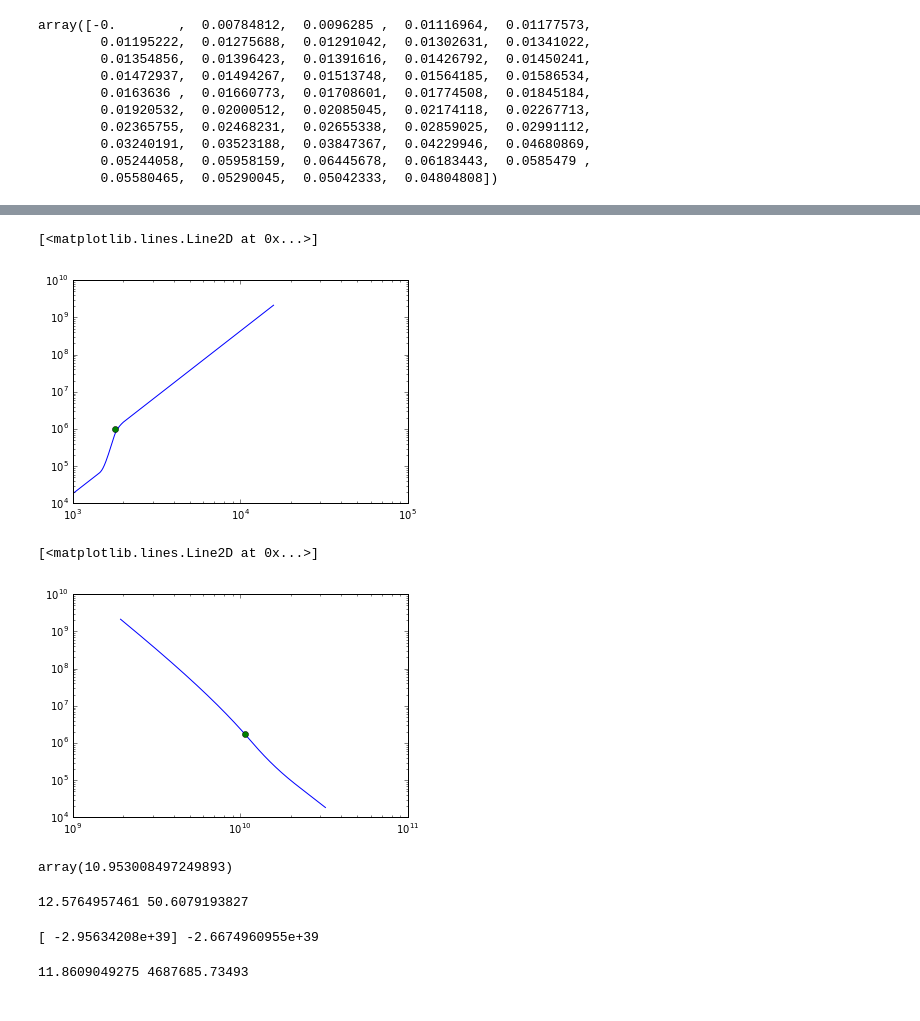
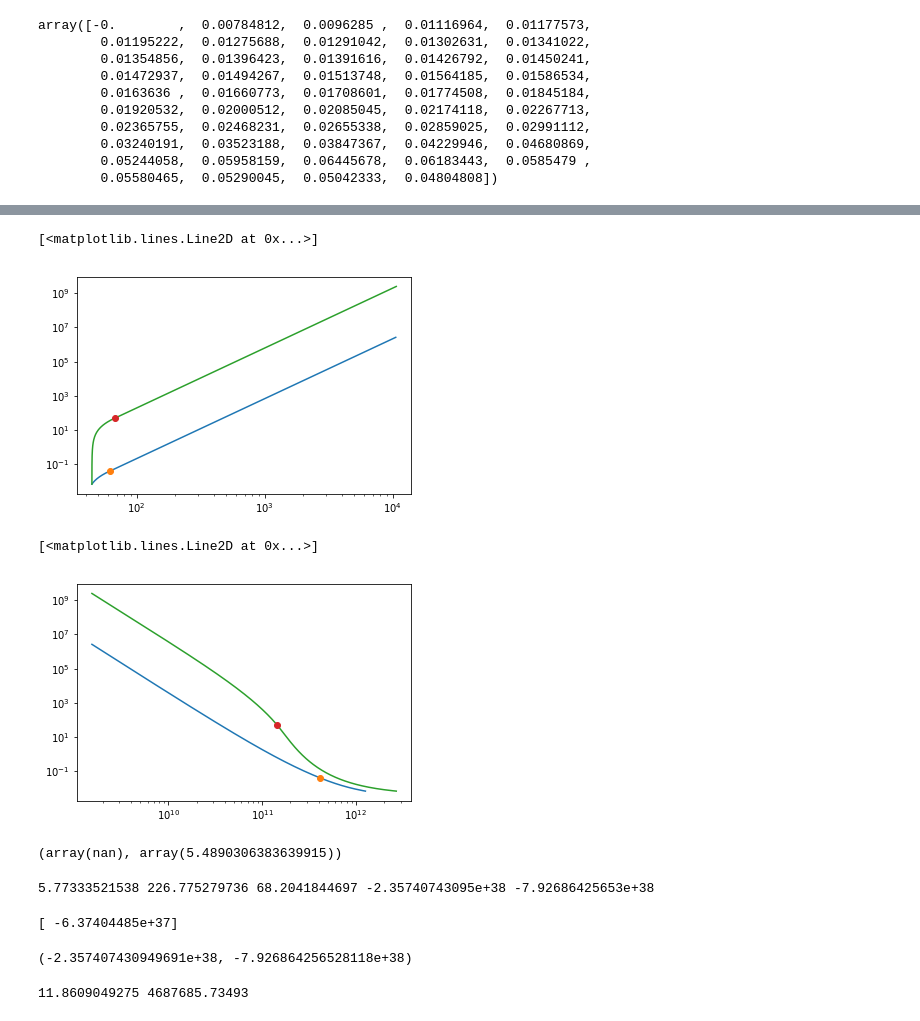
Before and after one commit to apiso/Luminosity, a Jupyter notebook: python/numerical_SG.ipynb, the cells around one changed output, grey strips where cells are left out. Cells and saved outputs as stored; diff of their text form; code cells hidden in the pictures.

```diff
--- a/python/numerical_SG.ipynb
+++ b/python/numerical_SG.ipynb
@@ -57,6 +58,6 @@ plt.title(r'a = 0.1 AU, $M_{\rm core}=10 M_{\oplus}$')
 # %%
 delad = 2./7
-a = 60.0
+a = 10.0
 Mc = 5 * Me
 rc = (3*Mc/(4*np.pi*rhoc))**(1./3)
 
@@ -70,8 +71,8 @@ prms = params(Mc, rc, a, delad, Y, gamma = gammafn(delad), R = Rfn(Y), \
     Cv = Cvfn(Y, delad), Pd = Pdisk(a, mstar, FSigma, FT), \
     Td = Tdisk(a, FT), kappa = kdust)
 # %%
-model, param, prof = atmnoSG.atmload('a60Mc5', prms)
-modelSG, paramSG, profSG = atmSG.atmload('a60Mc5', prms)
+model, param, prof = atmnoSG.atmload('a10Mc5', prms)
+modelSG, paramSG, profSG = atmSG.atmload('a10Mc5', prms)
 # %%
 plt.semilogy((param.Mtot - model.Mco / Me) / (model.Mco/Me), param.L, label = 'no self gravity')
 plt.semilogy((paramSG.MB - modelSG.Mco / Me) / (model.Mco/Me), paramSG.L, label = 'self gravity')
@@ -239,29 +157,56 @@ plt.axvline(x = param2.rcb[30] * Re)
 # %%
-plt.loglog(prof2.t[20], prof2.P[20])
-plt.plot(param2.Tcb[20], param2.Pcb[20], 'o')
+plt.loglog(prof.t[20], prof.P[20])
+plt.plot(param.Tcb[20], param.Pcb[20], 'o')
+
+plt.loglog(profSG.t[60], profSG.P[60])
+plt.plot(paramSG.Tcb[60], paramSG.Pcb[60], 'o')
 # %% [output]
 [<matplotlib.lines.Line2D at 0x...>]
-[figure, old version]
+[figure, new version]
 # %%
-plt.loglog(prof2.r[20], prof2.P[20])
-plt.plot(param2.rcb[20]*Re, param2.Pcb[20], 'o')
+plt.loglog(prof.r[20], prof.P[20])
+plt.plot(param.rcb[20]*Re, param.Pcb[20], 'o')
+
+plt.loglog(profSG.r[60], profSG.P[60])
+plt.plot(paramSG.rcb[60]*Re, paramSG.Pcb[60], 'o')
 # %% [output]
 [<matplotlib.lines.Line2D at 0x...>]
-[figure, old version]
+[figure, new version]
 # %%
-f = interp1d(time2 / yr, param2.Mtot[1:])
-f(3e6)
+f = interp1d(time / yr, param.Mtot[:-1])
+f2 = interp1d(time2 / yr, param.Mtot[:-1])
+f(3e6), f2(3e6)
 # %% [output]
-array(10.953008497249893)
+(array(nan), array(5.4890306383639915))
-# %%
-print param2.rcb[39], param2.rout[39]
-# %% [output]
-12.5764957461 50.6079193827
-# %%
-print - G * model2.Mco * (param2.Mtot[39] * Me - model2.Mco) / (param2.rcb[39] * Re) + \
-    model2.Cv * param2.Tcb[39] * param2.Mtot[39], param2.Etotout[39]
-# %% [output]
-[ -2.95634208e+39] -2.6674960955e+39
+# %%
+fSG = interp1d(timeSG / yr, paramSG.MB[:-1])
+fSG2 = interp1d(timeSG2 / yr, paramSG.MB[:-1])
+fSG(3e6), fSG2(3e6)
+Mrcbd = float(fSG(3e6))
+
+frcbSG = interp1d(paramSG.Mcb, paramSG.rcb*Re)
+rcbd = float(frcbSG(Mrcbd))/Re
+
+fTcbSG = interp1d(paramSG.Mcb, paramSG.Tcb)
+Tcbd = float(fTcbSG(Mrcbd))
+
+fEtotBSG = interp1d(paramSG.Mcb, paramSG.EtotB)
+EtotBd = float(fEtotBSG(Mrcbd))
+
+fEgBSG = interp1d(paramSG.Mcb, paramSG.EgB)
+EgBd = float(fEgBSG(Mrcbd))
+
+
+print Mrcbd, rcbd, Tcbd, EtotBd, EgBd
+# %% [output]
+5.77333521538 226.775279736 68.2041844697 -2.35740743095e+38 -7.92686425653e+38
+# %%
+print - G * modelSG.Mco * (Mrcbd * Me - modelSG.Mco) / (rcbd * Re), #+ \
+    #modelSG.Cv * Tcbd * Mrcbd * Me,
+EtotBd, EgBd
+# %% [output]
+[ -6.37404485e+37]
+(-2.357407430949691e+38, -7.926864256528118e+38)
 # %%
 f = interp1d(time / yr, param.Mtot[1:])
 f(3e6)
```
Also changed, not shown: parts of 21 cells of this notebook, 15 other files.
